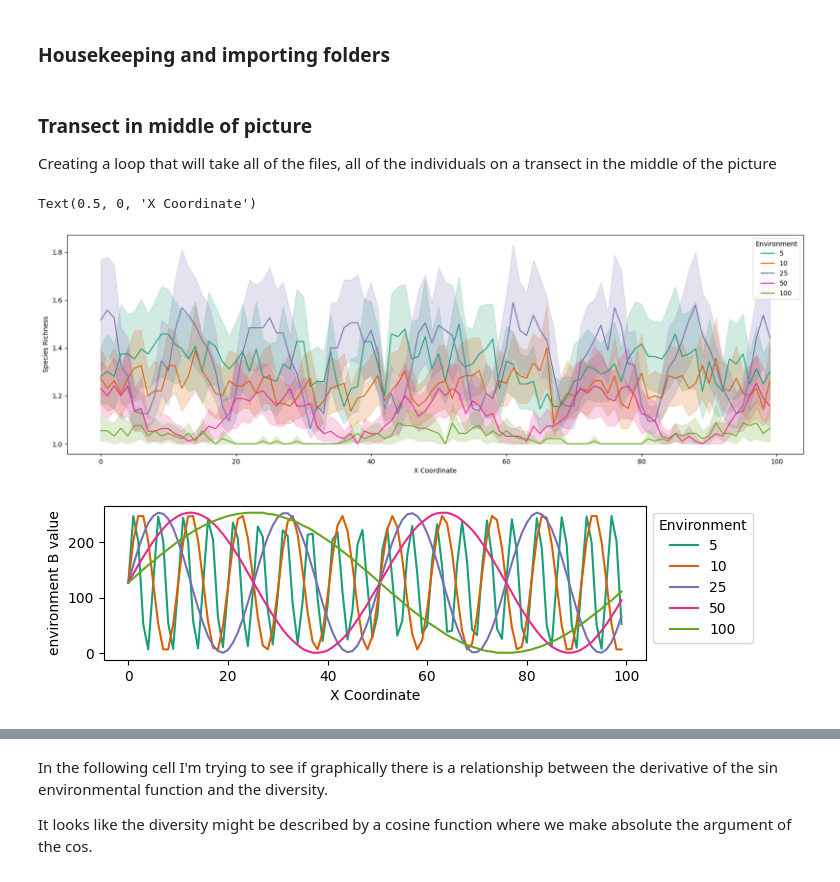
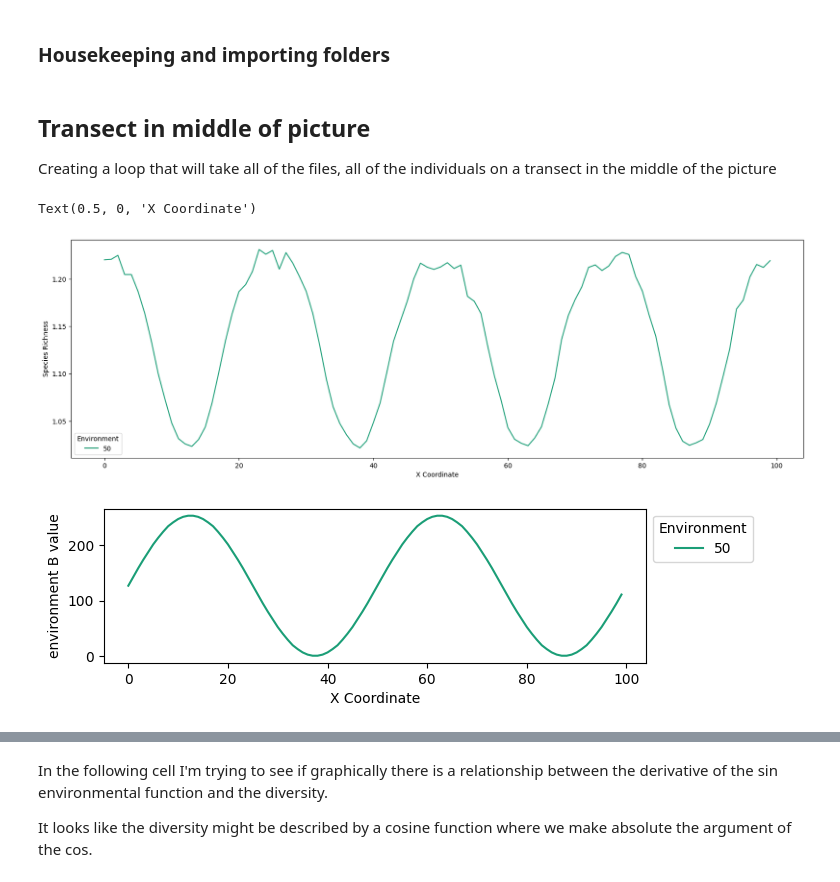
Before and after one commit to giuliabernardinieco/revosim-simulations, a Jupyter notebook: transects.ipynb, the cells around one changed output, grey strips where cells are left out. Drawn from its saved outputs; the diff is of its cells as text; code cells hidden in the pictures.

Commit message:
making folder system more efficient

```diff
--- a/transects.ipynb
+++ b/transects.ipynb
@@ -70,5 +19,10 @@ folder_labels = [5, 10, 25, 50, 100, 200]
+# %%
+# List of folder paths
+folder_paths = ['/Users/gb4818/revosim_test/results',]
+# Define folder labels
+folder_labels = [50]
 # %% [markdown]
-### Transect in middle of picture
+## Transect in middle of picture
 Creating a loop that will take all of the files, all of the individuals on a transect in the middle of the picture
 # %%
 all_stats = []
@@ -76,10 +30,10 @@ all_stats = []
 for i, folder_path in enumerate(folder_paths):
     # creating a loop that will take all of the files, all of the individuals on a transect in the middle of the picture
     # create an empty dataframe to store the transects in the current folder
-    transects = pd.DataFrame(columns=['X coord', 'Species Richness', 'Batch Num'])
+    transects = pd.DataFrame(columns=['X coord', 'Species Richness', 'Simulation'])
 
     for filename in os.listdir(folder_path):
-        match = re.match(r'REvoSim_individuals_data_(\d+).txt', filename)
+        match = re.match(r'REvoSim_individuals_data_.*\.txt', filename)
         if match:
             file_path = os.path.join(folder_path, filename)
             # import file
@@ -88,11 +42,8 @@ for i, folder_path in enumerate(folder_paths):
             df = df[df['Y coord'] == 49]
             df = df[['X coord', 'species ID', 'environment B value']]
             species_count = df.groupby('X coord')['species ID'].nunique().reset_index()
-            species_count['Batch Num'] = f'sim {match.group(1)}'
+            species_count['Simulation'] = filename
             species_count =species_count.rename(columns={'species ID': 'Species Richness'} )
-
-            colour_cell = df[['X coord', 'environment B value']]
-            colour_cell = colour_cell.drop_duplicates(subset=['X coord', 'environment B value'], keep='first')
 
             transects = pd.concat([transects, species_count], ignore_index=True)
 
@@ -115,9 +66,10 @@ for i, folder_path in enumerate(folder_paths):
     # creating a loop that will take all of the files, all of the individuals on a transect in the middle of the picture
     # create an empty dataframe to store the transects in the current folder
     transects = pd.DataFrame(columns=['X coord', 'Species Richness', 'Simulation'])
+    colour_transects = pd.DataFrame(columns=['X coord', 'environment B value', 'Simulation'])
 
     for filename in os.listdir(folder_path):
-        match = re.match(r'REvoSim_individuals_data_(\d+).txt', filename)
+        match = re.match(r'REvoSim_individuals_data_.*\.txt', filename)
         if match:
             file_path = os.path.join(folder_path, filename)
             # import file
@@ -131,31 +83,33 @@ for i, folder_path in enumerate(folder_paths):
 
             colour_cell = df[['X coord', 'environment B value']]
             colour_cell = colour_cell.drop_duplicates(subset=['X coord', 'environment B value'], keep='first')
-            colour_cell['Environment'] = folder_labels[i]
+            colour_cell['Simulation'] = filename
 
             transects = pd.concat([transects, species_count], ignore_index=True)
             transects['Environment'] = folder_labels[i]
+            colour_transects = pd.concat([colour_transects, colour_cell], ignore_index=True)
+            colour_transects['Environment'] = folder_labels[i]
 
     # Append the stats dataframe to the list
     all_transects.append(transects)
-    all_sin.append(colour_cell)
+    all_sin.append(colour_transects)
 # Concatenate all DataFrames from different folders into a single DataFrame
 combined_transects = pd.concat(all_transects, ignore_index=True)
 combined_colsin = pd.concat(all_sin, ignore_index=True)
 # %%
-### create a plot of transect with confidence intervall
+### create a plot of transect
 plt.subplots(figsize=(20, 6))
-sns.lineplot( data = combined_transects, x = 'X coord', y = 'Species Richness', hue = 'Environment', palette = 'Dark2')
+sns.lineplot( data = combined_transects, x = 'X coord', y = 'Species Richness', hue = 'Environment', palette = 'Dark2', errorbar=None)
 plt.xlabel('X Coordinate')
 # %% [output]
 Text(0.5, 0, 'X Coordinate')
-[figure, old version]
+[figure, new version]
 # %%
-### create a plot of colour with confidence intervall
+### create a plot of colour
 plt.subplots(figsize = (7, 2))
 col = sns.lineplot( data = combined_colsin, x = 'X coord', y = 'environment B value', hue = 'Environment', palette='Dark2', errorbar=None)
 plt.xlabel('X Coordinate')
 sns.move_legend(col, "upper left", bbox_to_anchor=(1, 1))
 # %% [output]
-[figure, old version]
+[figure, new version]
 # %%
```
Also changed, not shown: parts of 22 cells of this notebook.
